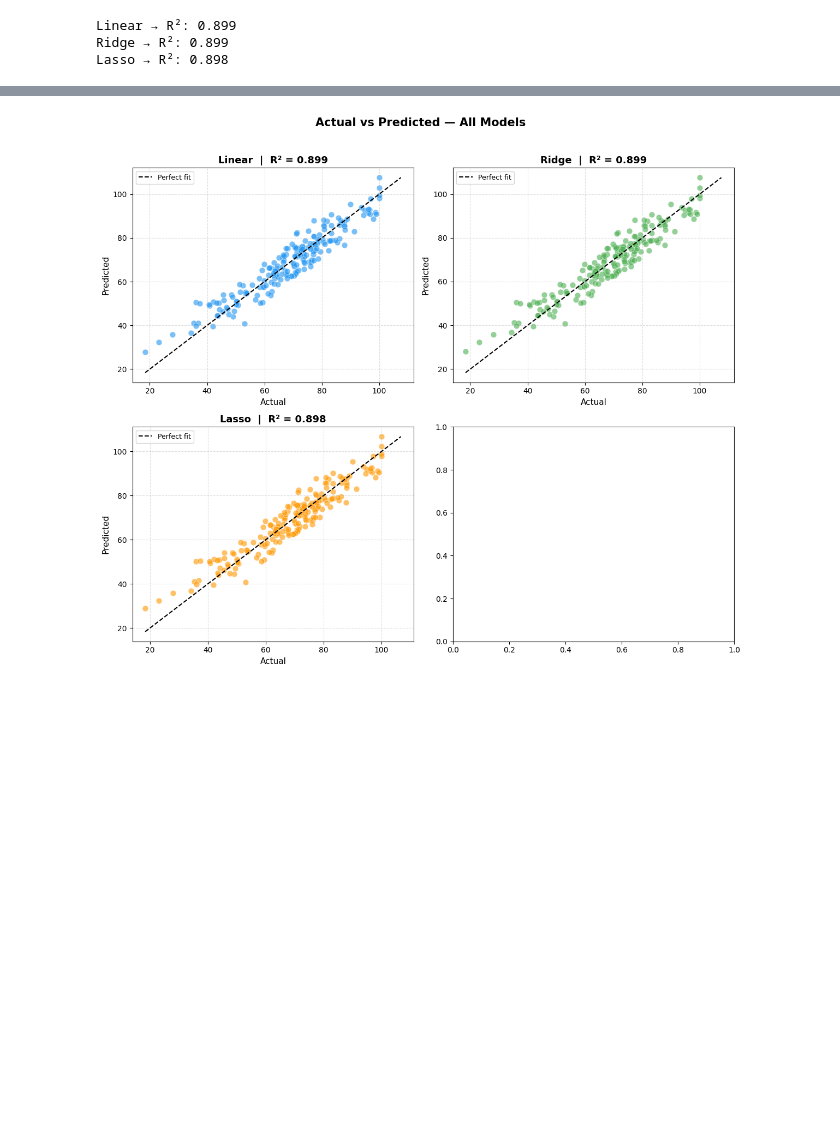
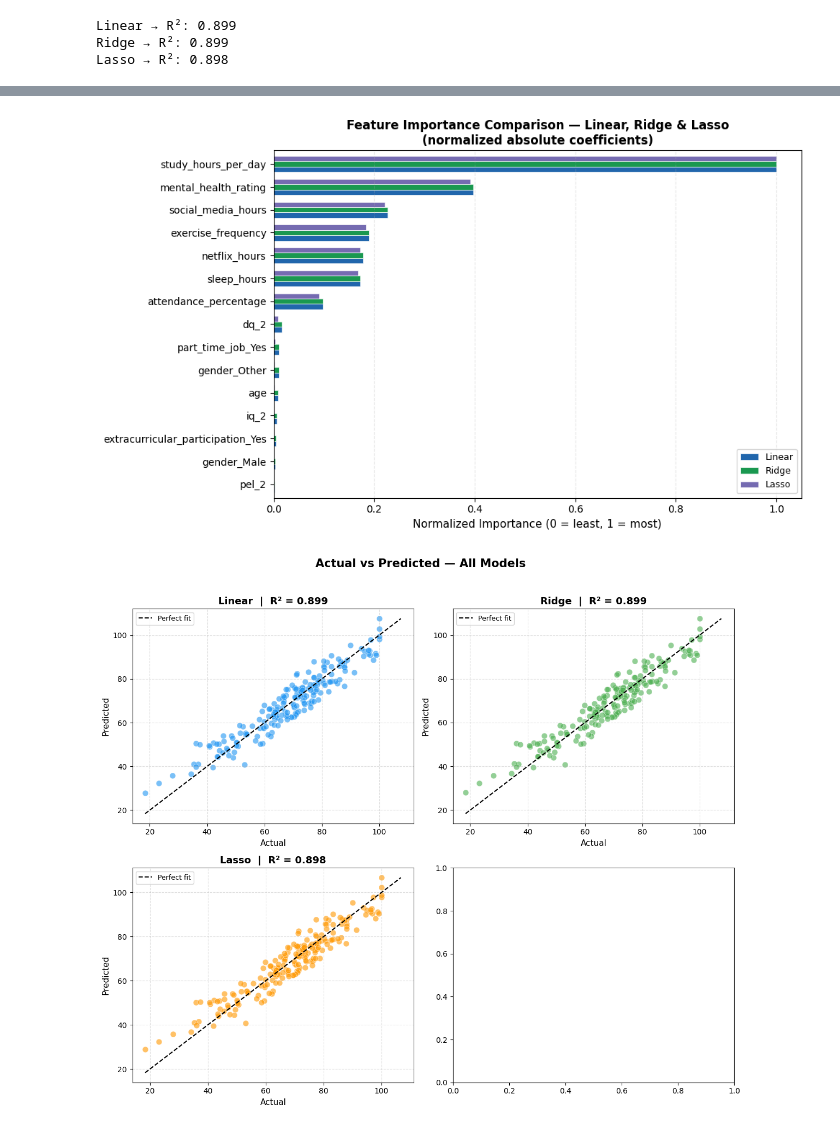
Before and after one commit to Superkai017/Student-Habits-vs-Academic-Performance-, a Jupyter notebook: notebook/Modelling.ipynb, the cells around one changed output, grey strips where cells are left out. Drawn from its saved outputs; the diff is of its cells as text; code cells hidden in the pictures; blank space fills up the shorter version.

```diff
--- a/notebook/Modelling.ipynb
+++ b/notebook/Modelling.ipynb
@@ -379,3 +260,86 @@ for name, model in models.items():
 Linear → R²: 0.899
 Ridge → R²: 0.899
 Lasso → R²: 0.898
+# %%
+# ── 1. Linear / Ridge / Lasso Coefficients ────────────────────────
+from sklearn.linear_model import Ridge, Lasso
+
+linear_models = {
+    "Linear Regression" : models["Linear"],
+    "Ridge"             : models["Ridge"],
+    "Lasso"             : models["Lasso"],
+}
+
+fig, axes = plt.subplots(1, 3, figsize=(20, 6))
+
+palette = {
+    "Linear Regression" : ("#2166ac", "#d6604d"),
+    "Ridge"             : ("#1a9850", "#f46d43"),
+    "Lasso"             : ("#756bb1", "#e07b7b"),
+}
+
+for ax, (name, model) in zip(axes, linear_models.items()):
+    coefs  = pd.Series(model.coef_, index=X.columns).sort_values(ascending=True)
+    pos_c, neg_c = palette[name]
+    colors = [neg_c if v < 0 else pos_c for v in coefs.values]
+
+    bars = ax.barh(coefs.index, coefs.values, color=colors,
+                   edgecolor="white", linewidth=0.8)
+    ax.axvline(0, color="black", linewidth=0.8, linestyle="--")
+
+    x_range = coefs.values.max() - coefs.values.min()
+    offset  = x_range * 0.02
+
+    for bar, val in zip(bars, coefs.values):
+        ax.text(
+            val + (offset if val >= 0 else -offset),
+            bar.get_y() + bar.get_height() / 2,
+            f"{val:.3f}",
+            va="center",
+            ha="left" if val >= 0 else "right",
+            fontsize=8,
+        )
+
+    ax.set_xlabel("Coefficient Value", fontsize=10)
+    ax.set_title(f"{name}\nFeature Coefficients", fontsize=11, fontweight="bold")
+    ax.tick_params(axis="y", labelsize=9)
+    ax.grid(True, axis="x", linestyle="--", alpha=0.3)
+
+plt.suptitle(
+    "Feature Coefficients — Linear, Ridge & Lasso\n"
+    "(positive = raises score, negative = lowers it)",
+    fontsize=13, fontweight="bold", y=1.02
+)
+plt.tight_layout()
+plt.show()
+
+
+# ── 2. Side-by-side importance summary (all models) ───────────────
+summary = pd.DataFrame({
+    "Linear" : pd.Series(models["Linear"].coef_, index=X.columns).abs(),
+    "Ridge"  : pd.Series(models["Ridge"].coef_,  index=X.columns).abs(),
+    "Lasso"  : pd.Series(models["Lasso"].coef_,  index=X.columns).abs(),
+})
+
+# Normalize each column to [0,1] for fair comparison
+summary_norm = summary.div(summary.max())
+summary_norm["avg"] = summary_norm.mean(axis=1)
+summary_norm = summary_norm.sort_values("avg", ascending=True)
+
+fig, ax = plt.subplots(figsize=(10, 6))
+summary_norm.drop(columns="avg").plot(
+    kind="barh", ax=ax,
+    color=["#2166ac", "#1a9850", "#756bb1"],
+    edgecolor="white", linewidth=0.5, width=0.7
+)
+ax.set_xlabel("Normalized Importance (0 = least, 1 = most)", fontsize=11)
+ax.set_title(
+    "Feature Importance Comparison — Linear, Ridge & Lasso\n"
+    "(normalized absolute coefficients)",
+    fontsize=12, fontweight="bold"
+)
+ax.legend(loc="lower right", fontsize=9)
+ax.grid(True, axis="x", linestyle="--", alpha=0.3)
+plt.tight_layout()
+plt.show()
+# %% [output]
@@ -382,3 +347,4 @@ Lasso → R²: 0.898
+[figure, added]
 # %%
 fig, axes = plt.subplots(2, 2, figsize=(12, 10))
 axes = axes.flatten()
```
Also changed, not shown: parts of 2 cells of this notebook.
